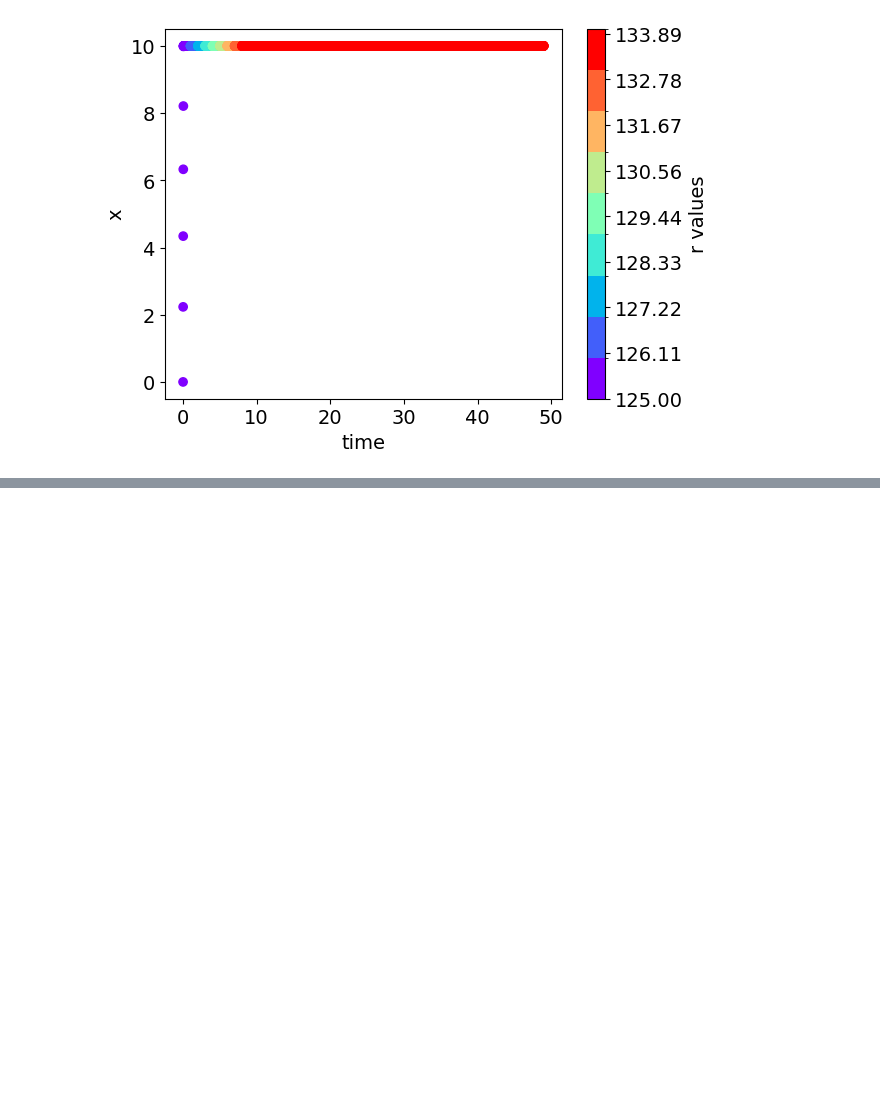
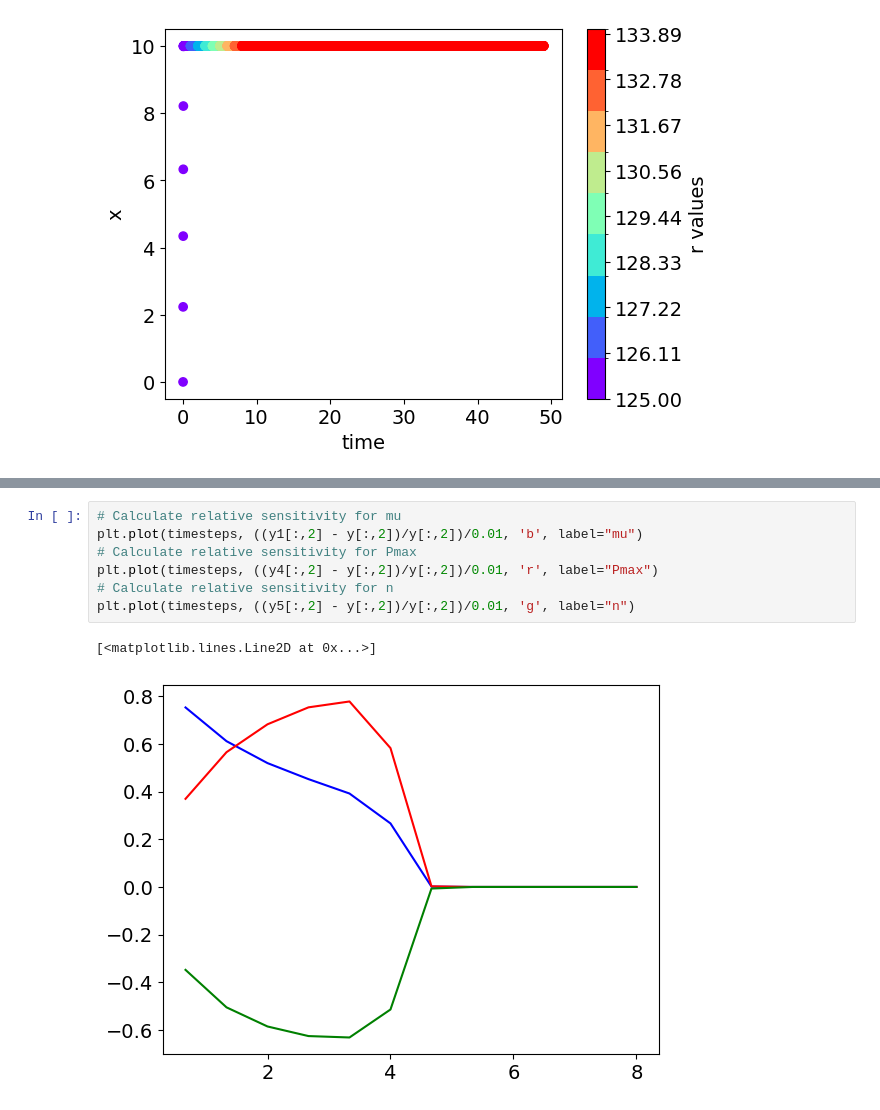
Before and after one commit to ashaheer1/Project-2, a Jupyter notebook: Project 2.ipynb, the cells around one changed output, grey strips where cells are left out. Drawn from its saved outputs; the diff is of its cells as text; blank space fills up the shorter version.

```diff
--- a/Project 2.ipynb
+++ b/Project 2.ipynb
@@ -774,0 +849,10 @@ Use fsolve to find steady states and do simple bifurcation.
+# %%
+# Calculate relative sensitivity for mu
+plt.plot(timesteps, ((y1[:,2] - y[:,2])/y[:,2])/0.01, 'b', label="mu")
+# Calculate relative sensitivity for Pmax
+plt.plot(timesteps, ((y4[:,2] - y[:,2])/y[:,2])/0.01, 'r', label="Pmax")
+# Calculate relative sensitivity for n
+plt.plot(timesteps, ((y5[:,2] - y[:,2])/y[:,2])/0.01, 'g', label="n")
+# %% [output]
+[<matplotlib.lines.Line2D at 0x...>]
+[figure, added]
```
Also changed, not shown: parts of 25 cells of this notebook.
